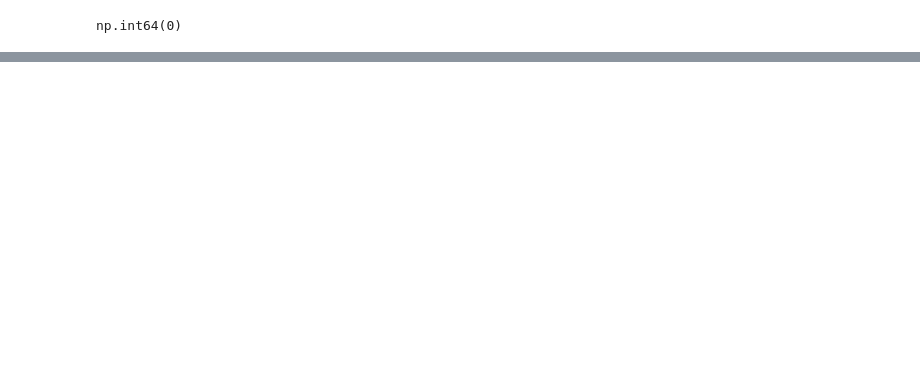
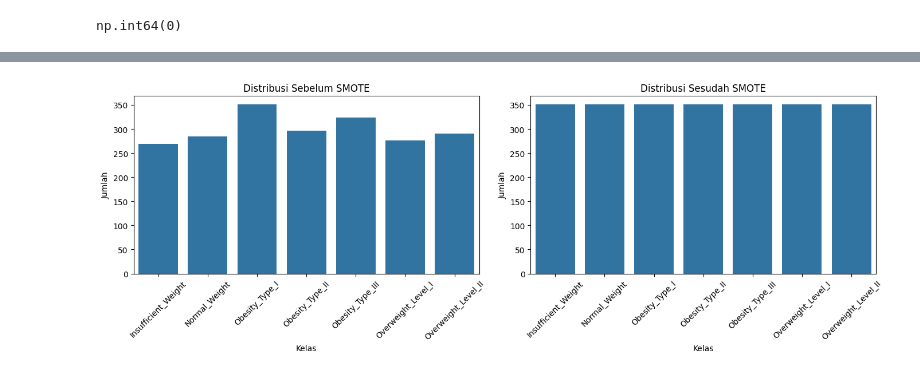
Before and after one commit to javieresoares/bengkel-koding, a Jupyter notebook: UAS_BengKod.ipynb, the cells around one changed output, grey strips where cells are left out. Saved outputs shown, nothing was run; the diff lists cells and outputs as text; code cells hidden in the pictures; blank space fills up the shorter version.

```diff
--- a/UAS_BengKod.ipynb
+++ b/UAS_BengKod.ipynb
@@ -269,0 +387,15 @@ Max: 7.669504206178693 Min: 0.0
+# %%
+# Ubah data kategorikal ke numerik
+
+# Label Encoding untuk fitur ordinal
+label_cols = ['Gender', 'CALC', 'family_history_with_overweight', 'CAEC']
+le = LabelEncoder()
+for col in label_cols:
+    df[col] = le.fit_transform(df[col])
+
+# One Hot Encoding untuk fitur nominal
+one_hot_cols = ['FAVC', 'SCC', 'SMOKE', 'MTRANS']
+df = pd.get_dummies(df, columns=one_hot_cols, drop_first=True)
+
+# Hasil akhir
+df.reset_index(drop=True, inplace=True)
@@ -269,0 +498,39 @@ Max: 7.669504206178693 Min: 0.0
+# %%
+# Balancing dengan SMOTE
+# Pisahkan kembali fitur dan target
+X = df.drop(columns=['NObeyesdad'])
+y = df['NObeyesdad']
+
+# Encode target numerik untuk SMOTE
+y_encoded = le.fit_transform(y)
+
+# Terapkan SMOTE
+smote = SMOTE(random_state=42)
+X_resampled, y_resampled = smote.fit_resample(X, y_encoded)
+
+# Visualisasi distribusi sebelum dan sesudah SMOTE
+fig, axes = plt.subplots(1, 2, figsize=(14, 5))
+
+# Sebelum SMOTE
+sns.countplot(x=le.inverse_transform(y_encoded), ax=axes[0], order=sorted(le.classes_))
+axes[0].set_title('Distribusi Sebelum SMOTE')
+axes[0].set_xlabel('Kelas')
+axes[0].set_ylabel('Jumlah')
+axes[0].tick_params(axis='x', rotation=45)
+
+# Sesudah SMOTE
+sns.countplot(x=le.inverse_transform(y_resampled), ax=axes[1], order=sorted(le.classes_))
+axes[1].set_title('Distribusi Sesudah SMOTE')
+axes[1].set_xlabel('Kelas')
+axes[1].set_ylabel('Jumlah')
+axes[1].tick_params(axis='x', rotation=45)
+
+plt.tight_layout()
+plt.show()
+
+# Gabungkan hasil menjadi df
+X_resampled_df = pd.DataFrame(X_resampled, columns=X.columns)
+y_resampled_df = pd.DataFrame(le.inverse_transform(y_resampled), columns=['NObeyesdad'])
+df = pd.concat([X_resampled_df, y_resampled_df], axis=1)
+# %% [output]
+[figure, added]
```
Also changed, not shown: parts of 32 cells of this notebook, 4 other files.
